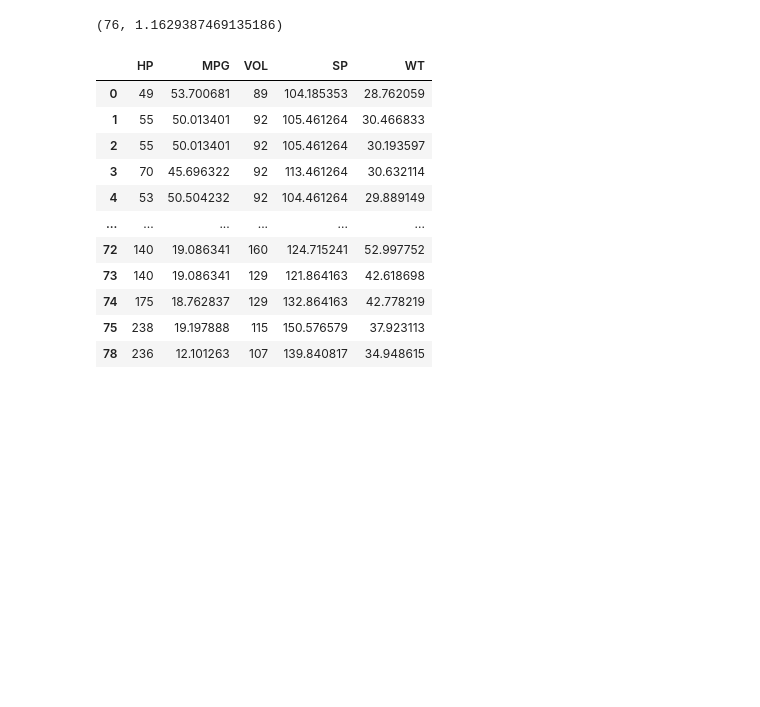
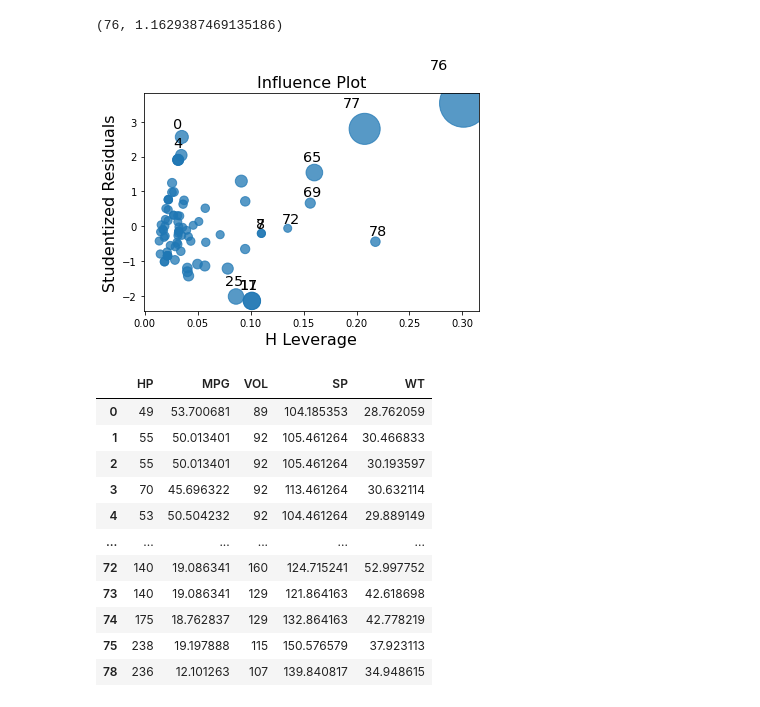
Before and after one commit to Manu-Gr/Multi-Linear-Regression---Buisness-Case---Cars, a Jupyter notebook: Multi_Linear_Regression_Business_Case_Cars.ipynb, the cells around one changed output. Drawn from its saved outputs; the diff is of its cells as text; code cells hidden in the pictures; blank space fills up the shorter version.

```diff
--- a/Multi_Linear_Regression_Business_Case_Cars.ipynb
+++ b/Multi_Linear_Regression_Business_Case_Cars.ipynb
@@ -333,6 +477,12 @@ plt.ylabel('Cooks Distance');
 (np.argmax(c_V),np.max(c_V))
 # %% [output]
 (76, 1.1629387469135186)
+# %%
+from statsmodels.graphics.regressionplots import influence_plot
+influence_plot(final_ml_V)
+plt.show()
+# %% [output]
+[figure, added]
 # %%
 #Drop 76 and 77 observations
 car2=car1.drop(car1.index[[76,77]],axis=0)
```
Also changed, not shown: parts of 15 cells of this notebook.
